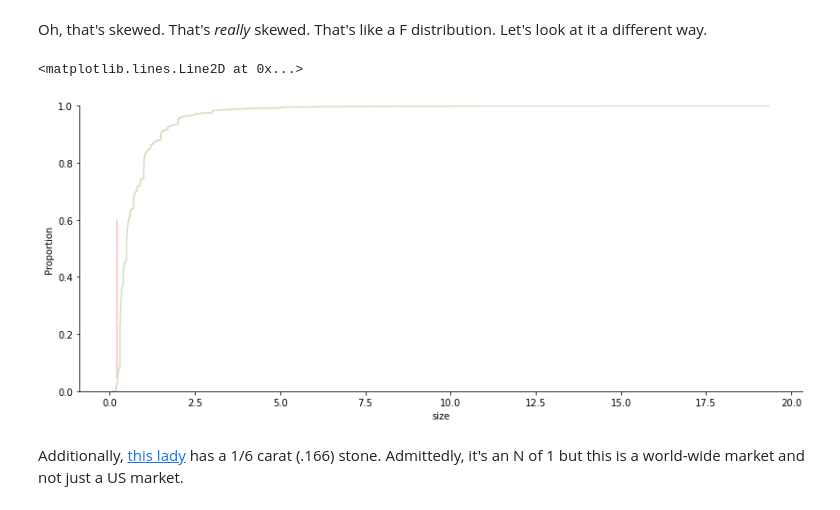
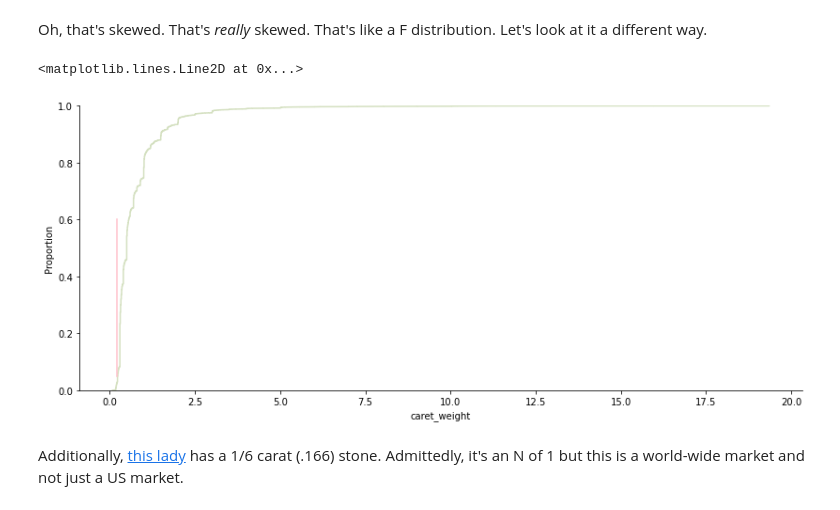
Before and after one commit to Little-PyProjects/Bees, a Jupyter notebook: Diamonds/notebooks/EDA.ipynb, the cells around one changed output. Saved outputs shown, nothing was run; the diff lists cells and outputs as text; code cells hidden in the pictures.

```diff
--- a/Diamonds/notebooks/EDA.ipynb
+++ b/Diamonds/notebooks/EDA.ipynb
@@ -124,11 +124,11 @@ plt.axvline(.2, 0.1, 0.5,  c='pink')
 # %% [markdown]
 Oh, that's skewed. That's _really_ skewed. That's like a F distribution. Let's look at it a different way.
 # %%
-sns.displot(df, x="size", aspect=2.3,  kind="ecdf")
+sns.displot(df, x="caret_weight", aspect=2.3,  kind="ecdf")
 plt.axvline(.2, 0.05, 0.6, c='pink')
 # %% [output]
 <matplotlib.lines.Line2D at 0x...>
-[figure, old version]
+[figure, new version]
 # %% [markdown]
 Additionally, [this lady](https://slate.com/human-interest/2013/01/dear-prudence-is-my-engagement-ring-diamond-too-small.html) has a 1/6 carat (.166) stone. Admittedly, it's an N of 1 but this is a world-wide market and not just a US market.
 # %% [markdown]
```
Also changed, not shown: parts of 22 cells of this notebook.
